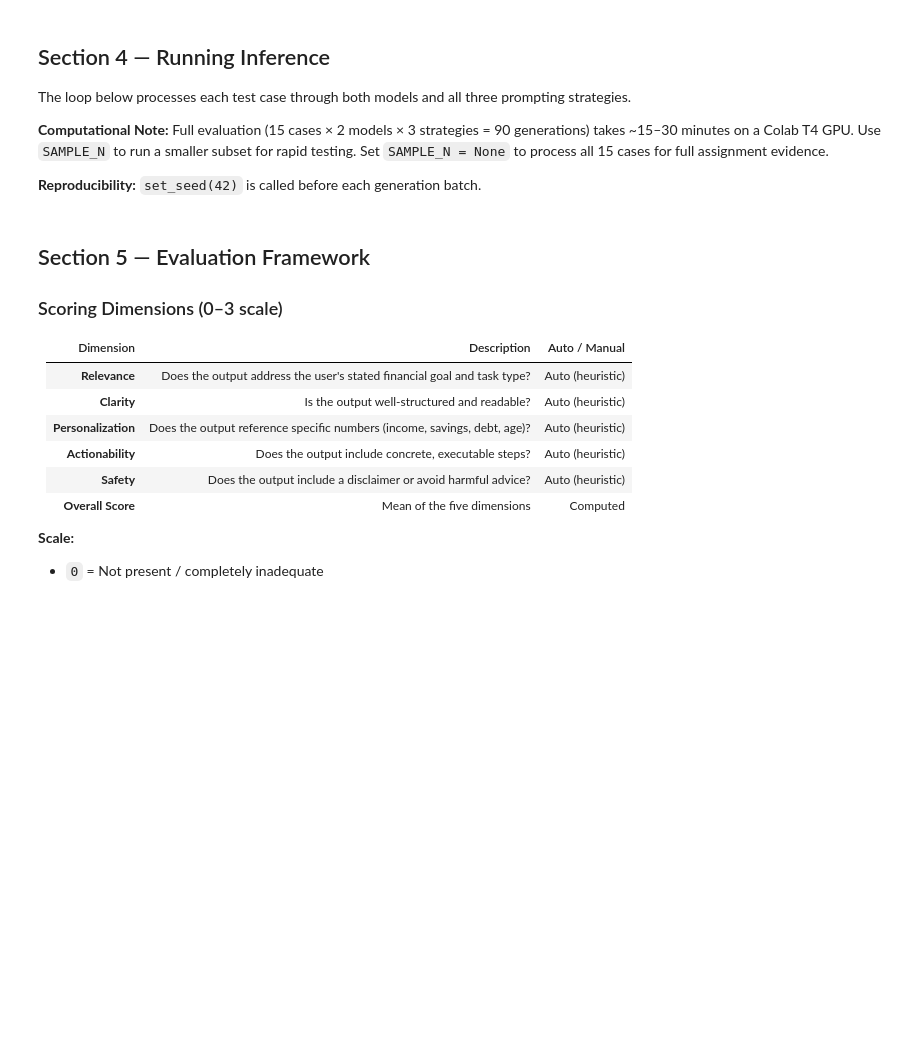
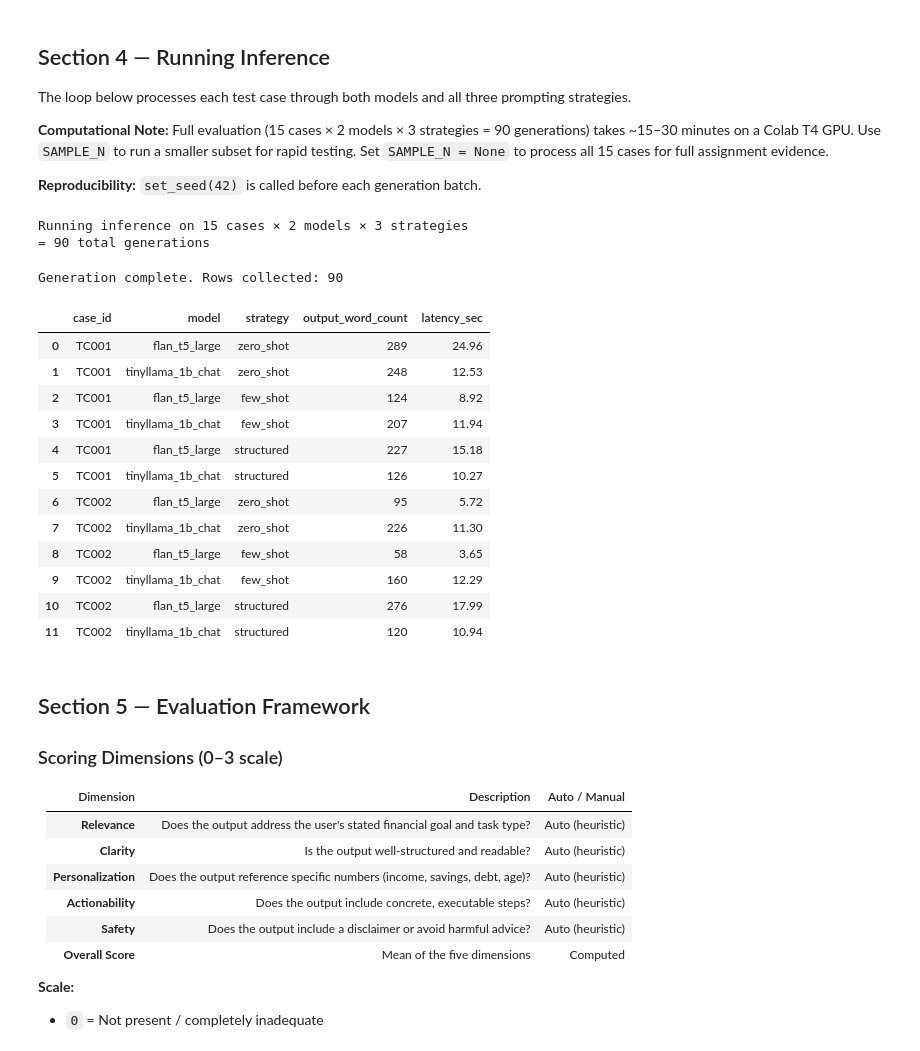
Before and after one commit to Ifthekher237/mq-assignment-2-llm-financial-advice-evaluation, a Jupyter notebook: codes/notebooks/01_llm_comparison.ipynb, the cells around one changed output. Saved outputs shown, nothing was run; the diff lists cells and outputs as text; code cells hidden in the pictures; blank space fills up the shorter version.

```diff
--- a/codes/notebooks/01_llm_comparison.ipynb
+++ b/codes/notebooks/01_llm_comparison.ipynb
@@ -393,7 +470,7 @@ Set `SAMPLE_N = None` to process all 15 cases for full assignment evidence.
 **Reproducibility:** `set_seed(42)` is called before each generation batch.
 # %%
 # ── Configuration ─────────────────────────────────────────────────────────────
-SAMPLE_N = 4      # Set to None for all 15 cases (full assignment run)
+SAMPLE_N = None      # Set to None for all 15 cases (full assignment run)
                   # Set to 4 for a quick test (covers 4 cases × 2 models × 3 strategies = 24 outputs)
 
 df_run = df.head(SAMPLE_N) if SAMPLE_N else df.copy()
@@ -408,40 +485,62 @@ for _, row in tqdm(df_run.iterrows(), total=len(df_run), desc="Cases"):
 
         for model_name, infer_fn in MODEL_INFERENCE_FNS.items():
             output_text, latency = infer_fn(prompt)
 
             results.append({
                 # ── Identifiers ──────────────────────────────────────────────
                 "case_id":          row["case_id"],
                 "model":            model_name,
                 "strategy":         strategy_name,
                 # ── Input profile (for report context) ───────────────────────
-                "age":              row["age"],
-                "employment":       row["employment_status"],
-                "monthly_income":   row["monthly_income"],
-                "monthly_expenses": row["monthly_expenses"],
-                "risk_tolerance":   row["risk_tolerance"],
-                "financial_goal":   row["financial_goal"],
-                "task_type":        row["task_type"],
+                "age":                row["age"],
+                "employment_status":  row["employment_status"],
+                "monthly_income":     row["monthly_income"],
+                "monthly_expenses":   row["monthly_expenses"],
+                "current_savings":    row["current_savings"],
+                "current_debt":       row["current_debt"],
+                "risk_tolerance":     row["risk_tolerance"],
+                "financial_goal":     row["financial_goal"],
+                "investment_horizon": row["investment_horizon"],
+                "extra_preferences":  row["extra_preferences"],
+                "task_type":          row["task_type"],
                 # ── Prompt & output ──────────────────────────────────────────
                 "prompt_text":      prompt,
                 "output_text":      output_text,
                 # ── Metadata ─────────────────────────────────────────────────
                 "latency_sec":      latency,
                 "output_word_count": len(output_text.split()),
                 "timestamp":        datetime.now().isoformat(),
                 # ── Evaluation columns (filled by heuristics + manual review) ─
                 "relevance":        None,
                 "clarity":          None,
                 "personalization":  None,
                 "actionability":    None,
                 "safety":           None,
                 "overall_score":    None,
+                "manual_score":     None,
                 "manual_notes":     "",
             })
 
 results_df = pd.DataFrame(results)
 print(f"\nGeneration complete. Rows collected: {len(results_df)}")
 display(results_df[["case_id","model","strategy","output_word_count","latency_sec"]].head(12))
+# %% [output]
+Running inference on 15 cases × 2 models × 3 strategies
+= 90 total generations
+Generation complete. Rows collected: 90
+|  | case_id | model | strategy | output_word_count | latency_sec |
+| 0 | TC001 | flan_t5_large | zero_shot | 289 | 24.96 |
+| 1 | TC001 | tinyllama_1b_chat | zero_shot | 248 | 12.53 |
+| 2 | TC001 | flan_t5_large | few_shot | 124 | 8.92 |
+| 3 | TC001 | tinyllama_1b_chat | few_shot | 207 | 11.94 |
+| 4 | TC001 | flan_t5_large | structured | 227 | 15.18 |
+| 5 | TC001 | tinyllama_1b_chat | structured | 126 | 10.27 |
+| 6 | TC002 | flan_t5_large | zero_shot | 95 | 5.72 |
+| 7 | TC002 | tinyllama_1b_chat | zero_shot | 226 | 11.30 |
+| 8 | TC002 | flan_t5_large | few_shot | 58 | 3.65 |
+| 9 | TC002 | tinyllama_1b_chat | few_shot | 160 | 12.29 |
+| 10 | TC002 | flan_t5_large | structured | 276 | 17.99 |
+| 11 | TC002 | tinyllama_1b_chat | structured | 120 | 10.94 |
 # %% [markdown]
 ## Section 5 — Evaluation Framework
 
```
Also changed, not shown: parts of 24 cells of this notebook, 10 other files.
